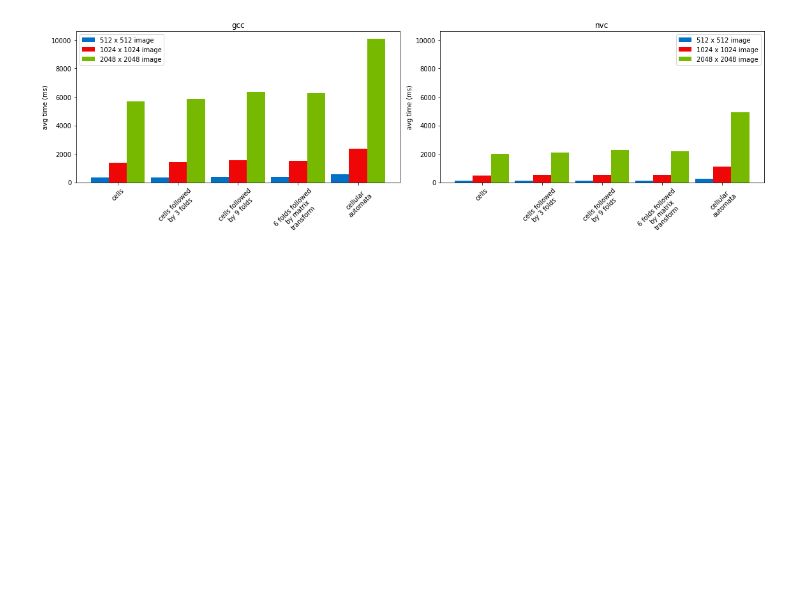
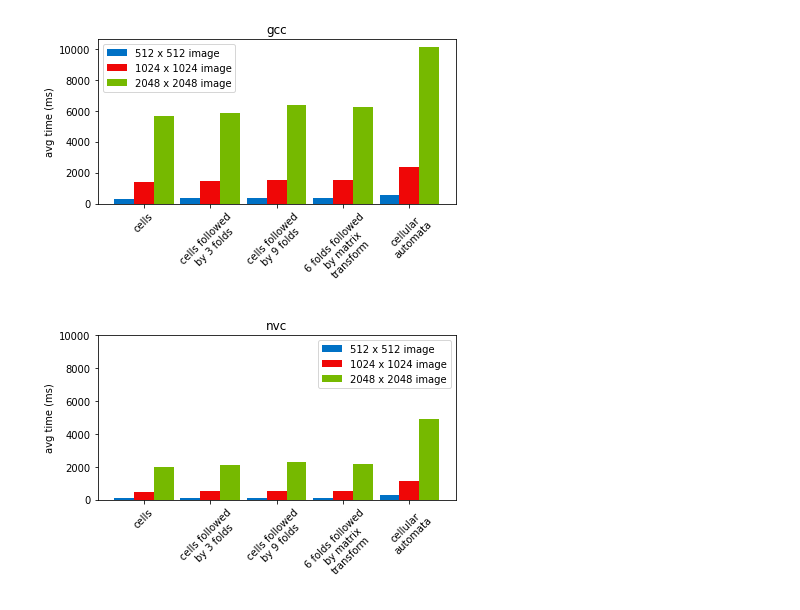
Before and after one commit to sbracellari/procedural-textures, a Jupyter notebook: results/graphs.ipynb, the cells around one changed output. Drawn from its saved outputs; the diff is of its cells as text; code cells hidden in the pictures; blank space fills up the shorter version.

```diff
--- a/results/graphs.ipynb
+++ b/results/graphs.ipynb
@@ -59,35 +56,30 @@ plt.show()
 # %%
 x = transformations.values()
 x_axis = np.arange(len(x))
-
-fig, ax = plt.subplots(1, 2)
-fig.set_figheight(5)
-fig.set_figwidth(16)
-
 compilers = ['gcc', 'nvc']
 
 for i in range(2):
   compiler_data = data[data['compiler'] == compilers[i]]
 
   img_512  = compiler_data[compiler_data['image_size'] == 512].groupby('transformation_id').mean()
   img_1024 = compiler_data[compiler_data['image_size'] == 1024].groupby('transformation_id').mean()
   img_2048 = compiler_data[compiler_data['image_size'] == 2048].groupby('transformation_id').mean()
 
-  ax[i].bar(x_axis - 0.3, img_512['avg'], 0.3, label = '512 x 512 image', color='#0071c5')
-  ax[i].bar(x_axis, img_1024['avg'], 0.3, label = '1024 x 1024 image', color='#ef0707')
-  ax[i].bar(x_axis + 0.3, img_2048['avg'], 0.3, label = '2048 x 2048 image', color='#76b900')
+  plt.bar(x_axis - 0.3, img_512['avg'], 0.3, label = '512 x 512 image', color='#0071c5')
+  plt.bar(x_axis, img_1024['avg'], 0.3, label = '1024 x 1024 image', color='#ef0707')
+  plt.bar(x_axis + 0.3, img_2048['avg'], 0.3, label = '2048 x 2048 image', color='#76b900')
 
-  ax[i].set_xticks(x_axis)
-  ax[i].set_xticklabels(x, rotation=45)
-  ax[i].set_ylabel('avg time (ms)')
-  ax[i].set_title(compilers[i])
-  ax[i].legend()
-
-ax[1].sharey(ax[0])
-plt.tight_layout()
-plt.show()
+  plt.xticks(x_axis, x, rotation=45)
+  plt.ylabel('avg time (ms)')
+  plt.yticks([0, 2000, 4000, 6000, 8000, 10000])
+  plt.title(compilers[i])
+  plt.legend()
+  plt.tight_layout()
+  # plt.savefig('compiler-{}.png'.format(compilers[i]))
+  plt.show()
 # %% [output]
-[figure, old version]
+[figure, new version]
+[figure, added]
 # %%
 labels = transformations.values()
 x = ['512 x 512', '1024 x 1024', '2048 x 2048']
```
Also changed, not shown: parts of 3 cells of this notebook, 2 other files.
